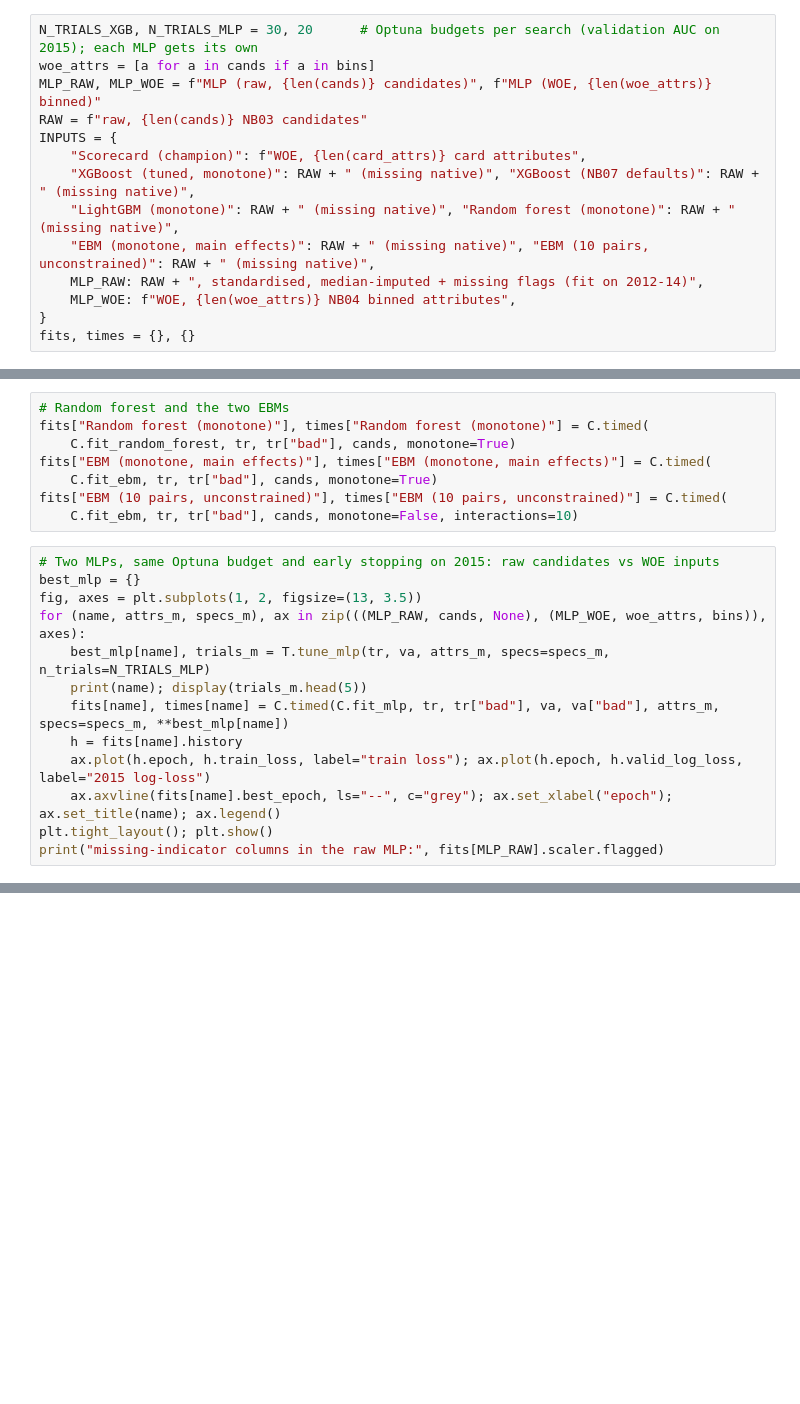
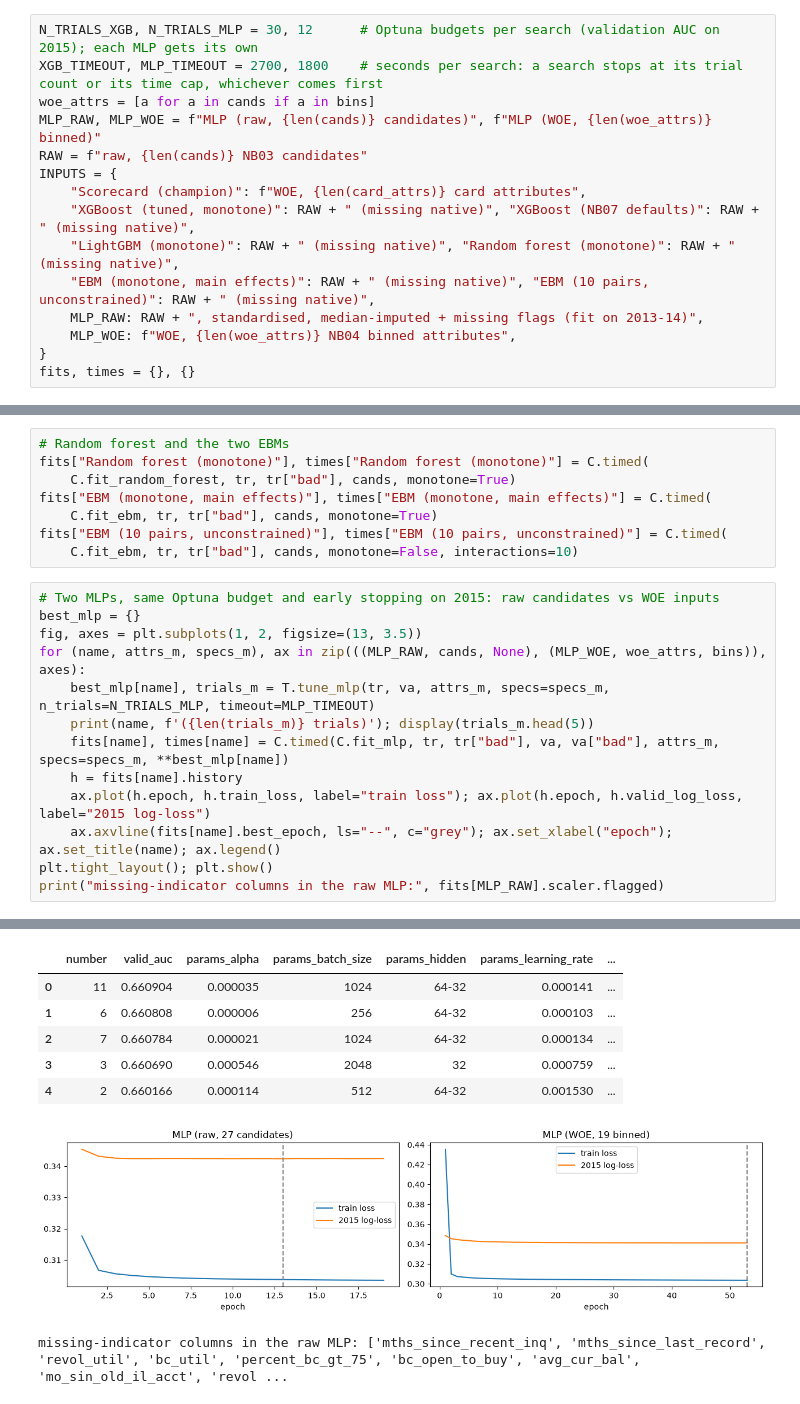
Before and after one commit to Siavash1368/score-pilot-lab, a Jupyter notebook: notebooks/07b_challenger_models.ipynb, the cells around one changed output, grey strips where cells are left out. Saved outputs shown, nothing was run; the diff lists cells and outputs as text; blank space fills up the shorter version.

```diff
--- a/notebooks/07b_challenger_models.ipynb
+++ b/notebooks/07b_challenger_models.ipynb
@@ -56,5 +92,6 @@ _(write here)_
 # %%
-N_TRIALS_XGB, N_TRIALS_MLP = 30, 20      # Optuna budgets per search (validation AUC on 2015); each MLP gets its own
+N_TRIALS_XGB, N_TRIALS_MLP = 30, 12      # Optuna budgets per search (validation AUC on 2015); each MLP gets its own
+XGB_TIMEOUT, MLP_TIMEOUT = 2700, 1800    # seconds per search: a search stops at its trial count or its time cap, whichever comes first
 woe_attrs = [a for a in cands if a in bins]
 MLP_RAW, MLP_WOE = f"MLP (raw, {len(cands)} candidates)", f"MLP (WOE, {len(woe_attrs)} binned)"
 RAW = f"raw, {len(cands)} NB03 candidates"
@@ -63,7 +100,7 @@ INPUTS = {
     "XGBoost (tuned, monotone)": RAW + " (missing native)", "XGBoost (NB07 defaults)": RAW + " (missing native)",
     "LightGBM (monotone)": RAW + " (missing native)", "Random forest (monotone)": RAW + " (missing native)",
     "EBM (monotone, main effects)": RAW + " (missing native)", "EBM (10 pairs, unconstrained)": RAW + " (missing native)",
-    MLP_RAW: RAW + ", standardised, median-imputed + missing flags (fit on 2012-14)",
+    MLP_RAW: RAW + ", standardised, median-imputed + missing flags (fit on 2013-14)",
     MLP_WOE: f"WOE, {len(woe_attrs)} NB04 binned attributes",
 }
 fits, times = {}, {}
@@ -92,11 +143,12 @@ fits["EBM (10 pairs, unconstrained)"], times["EBM (10 pairs, unconstrained)"] =
 best_mlp = {}
 fig, axes = plt.subplots(1, 2, figsize=(13, 3.5))
 for (name, attrs_m, specs_m), ax in zip(((MLP_RAW, cands, None), (MLP_WOE, woe_attrs, bins)), axes):
-    best_mlp[name], trials_m = T.tune_mlp(tr, va, attrs_m, specs=specs_m, n_trials=N_TRIALS_MLP)
-    print(name); display(trials_m.head(5))
+    best_mlp[name], trials_m = T.tune_mlp(tr, va, attrs_m, specs=specs_m, n_trials=N_TRIALS_MLP, timeout=MLP_TIMEOUT)
+    print(name, f'({len(trials_m)} trials)'); display(trials_m.head(5))
     fits[name], times[name] = C.timed(C.fit_mlp, tr, tr["bad"], va, va["bad"], attrs_m, specs=specs_m, **best_mlp[name])
     h = fits[name].history
     ax.plot(h.epoch, h.train_loss, label="train loss"); ax.plot(h.epoch, h.valid_log_loss, label="2015 log-loss")
     ax.axvline(fits[name].best_epoch, ls="--", c="grey"); ax.set_xlabel("epoch"); ax.set_title(name); ax.legend()
 plt.tight_layout(); plt.show()
 print("missing-indicator columns in the raw MLP:", fits[MLP_RAW].scaler.flagged)
+# %% [output]
@@ -103 +163,9 @@ print("missing-indicator columns in the raw MLP:", fits[MLP_RAW].scaler.flagged)
+|  | number | valid_auc | params_alpha | params_batch_size | params_hidden | params_learning_rate | ... |
+| 0 | 11 | 0.660904 | 0.000035 | 1024 | 64-32 | 0.000141 | ... |
+| 1 | 6 | 0.660808 | 0.000006 | 256 | 64-32 | 0.000103 | ... |
+| 2 | 7 | 0.660784 | 0.000021 | 1024 | 64-32 | 0.000134 | ... |
+| 3 | 3 | 0.660690 | 0.000546 | 2048 | 32 | 0.000759 | ... |
+| 4 | 2 | 0.660166 | 0.000114 | 512 | 64-32 | 0.001530 | ... |
+[figure, added]
+missing-indicator columns in the raw MLP: ['mths_since_recent_inq', 'mths_since_last_record', 'revol_util', 'bc_util', 'percent_bc_gt_75', 'bc_open_to_buy', 'avg_cur_bal', 'mo_sin_old_il_acct', 'revol ...
 # %%
```
Also changed, not shown: parts of 14 cells of this notebook, 37 other files.
